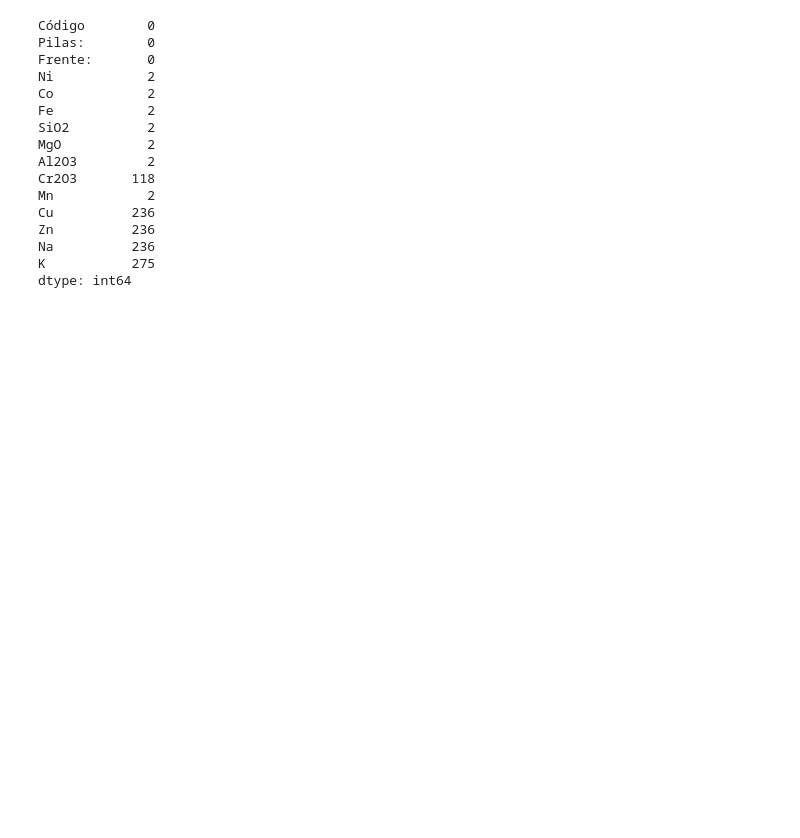
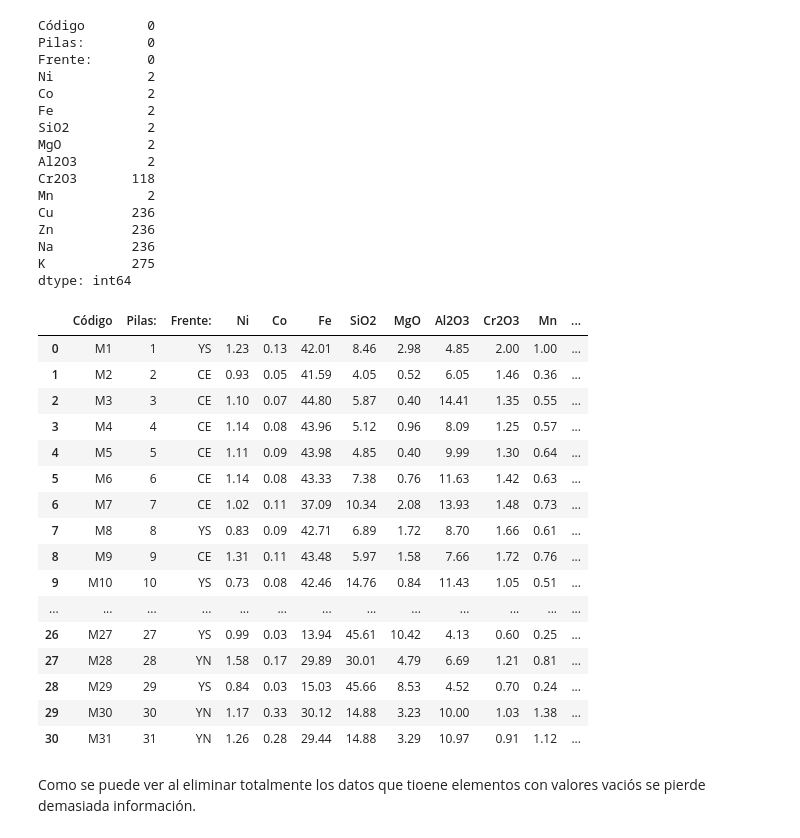
Before and after one commit to roxyconstantine-dev/Proyecto-Final-de-An-lisis-Datos, a Jupyter notebook: untitled1.ipynb, the cells around one changed output. Cells and saved outputs as stored; diff of their text form; code cells hidden in the pictures; blank space fills up the shorter version.

```diff
--- a/untitled1.ipynb
+++ b/untitled1.ipynb
@@ -70,3 +70,26 @@ Zn          236
 Na          236
 K           275
 dtype: int64
+# %%
+datos2 = datos.dropna()
+datos2
+# %% [output]
+|  | Código | Pilas: | Frente: | Ni | Co | Fe | SiO2 | MgO | Al2O3 | Cr2O3 | Mn | ... |
+| 0 | M1 | 1 | YS | 1.23 | 0.13 | 42.01 | 8.46 | 2.98 | 4.85 | 2.00 | 1.00 | ... |
+| 1 | M2 | 2 | CE | 0.93 | 0.05 | 41.59 | 4.05 | 0.52 | 6.05 | 1.46 | 0.36 | ... |
+| 2 | M3 | 3 | CE | 1.10 | 0.07 | 44.80 | 5.87 | 0.40 | 14.41 | 1.35 | 0.55 | ... |
+| 3 | M4 | 4 | CE | 1.14 | 0.08 | 43.96 | 5.12 | 0.96 | 8.09 | 1.25 | 0.57 | ... |
+| 4 | M5 | 5 | CE | 1.11 | 0.09 | 43.98 | 4.85 | 0.40 | 9.99 | 1.30 | 0.64 | ... |
+| 5 | M6 | 6 | CE | 1.14 | 0.08 | 43.33 | 7.38 | 0.76 | 11.63 | 1.42 | 0.63 | ... |
+| 6 | M7 | 7 | CE | 1.02 | 0.11 | 37.09 | 10.34 | 2.08 | 13.93 | 1.48 | 0.73 | ... |
+| 7 | M8 | 8 | YS | 0.83 | 0.09 | 42.71 | 6.89 | 1.72 | 8.70 | 1.66 | 0.61 | ... |
+| 8 | M9 | 9 | CE | 1.31 | 0.11 | 43.48 | 5.97 | 1.58 | 7.66 | 1.72 | 0.76 | ... |
+| 9 | M10 | 10 | YS | 0.73 | 0.08 | 42.46 | 14.76 | 0.84 | 11.43 | 1.05 | 0.51 | ... |
+| ... | ... | ... | ... | ... | ... | ... | ... | ... | ... | ... | ... | ... |
+| 26 | M27 | 27 | YS | 0.99 | 0.03 | 13.94 | 45.61 | 10.42 | 4.13 | 0.60 | 0.25 | ... |
+| 27 | M28 | 28 | YN | 1.58 | 0.17 | 29.89 | 30.01 | 4.79 | 6.69 | 1.21 | 0.81 | ... |
+| 28 | M29 | 29 | YS | 0.84 | 0.03 | 15.03 | 45.66 | 8.53 | 4.52 | 0.70 | 0.24 | ... |
+| 29 | M30 | 30 | YN | 1.17 | 0.33 | 30.12 | 14.88 | 3.23 | 10.00 | 1.03 | 1.38 | ... |
+| 30 | M31 | 31 | YN | 1.26 | 0.28 | 29.44 | 14.88 | 3.29 | 10.97 | 0.91 | 1.12 | ... |
+# %% [markdown]
+Como se puede ver al eliminar totalmente los datos que tioene elementos con valores vaciós se pierde demasiada información.
```
